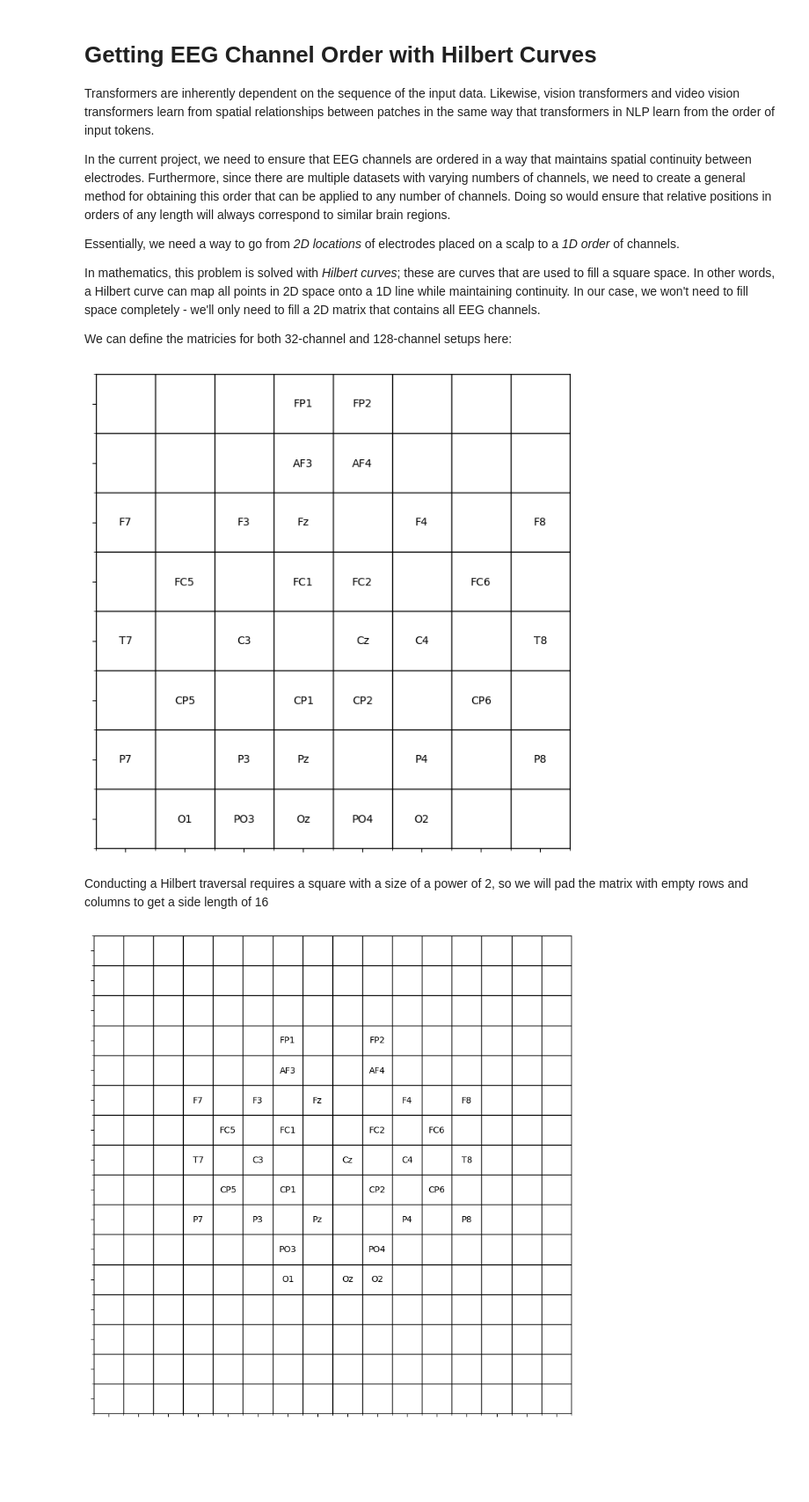
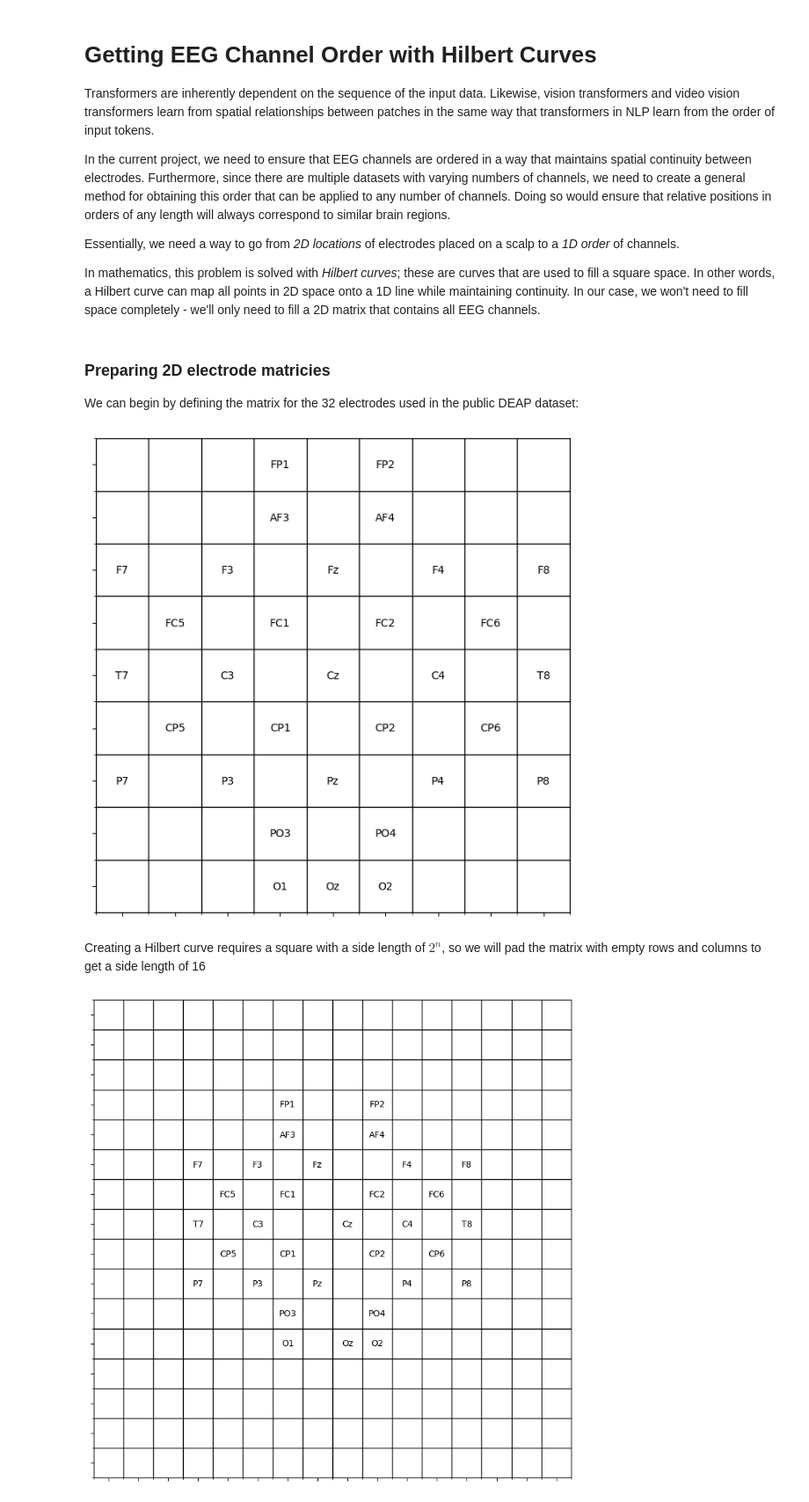
Before and after one commit to agustin-lorenzo/emotion-recognition-thesis, a Jupyter notebook: hilbert_curve.ipynb, the cells around one changed output. Shown at 88% size. Cells and saved outputs as stored; diff of their text form; code cells hidden in the pictures; blank space fills up the shorter version.

Commit message:
Updated Hilbert curve script

```diff
--- a/hilbert_curve.ipynb
+++ b/hilbert_curve.ipynb
@@ -8,57 +8,60 @@ In the current project, we need to ensure that EEG channels are ordered in a way
 Essentially, we need a way to go from *2D locations* of electrodes placed on a scalp to a *1D order* of channels.
 
 In mathematics, this problem is solved with *Hilbert curves*; these are curves that are used to fill a square space. In other words, a Hilbert curve can map all points in 2D space onto a 1D line while maintaining continuity. In our case, we won't need to fill space completely - we'll only need to fill a 2D matrix that contains all EEG channels.
-
-We can define the matricies for both 32-channel and 128-channel setups here:
+# %% [markdown]
+### Preparing 2D electrode matricies
+
+We can begin by defining the matrix for the 32 electrodes used in the public DEAP dataset:
 # %%
 import matplotlib.pyplot as plt
 import numpy as np
 
 deap_electrode_matrix = [ # 9 x 9 square matrix
-    ['', '', '', 'FP1', 'FP2', '', '', ''],
-    ['', '', '', 'AF3', 'AF4', '', '', ''],
-    ['F7', '', 'F3', 'Fz', '', 'F4', '', 'F8'],
-    ['', 'FC5', '', 'FC1', 'FC2', '', 'FC6', ''],
-    ['T7', '', 'C3', '', 'Cz', 'C4', '', 'T8'],
-    ['', 'CP5', '', 'CP1', 'CP2', '', 'CP6', ''],
-    ['P7', '', 'P3', 'Pz', '', 'P4', '', 'P8'],
-    ['', 'O1', 'PO3', 'Oz', 'PO4', 'O2', '', '']
+    ['', '', '', 'FP1', '', 'FP2', '', '', ''],
+    ['', '', '', 'AF3', '', 'AF4', '', '', ''],
+    ['F7', '', 'F3', '', 'Fz', '', 'F4', '', 'F8'],
+    ['', 'FC5', '', 'FC1', '', 'FC2', '', 'FC6', ''],
+    ['T7', '', 'C3', '', 'Cz', '', 'C4', '', 'T8'],
+    ['', 'CP5', '', 'CP1', '', 'CP2', '', 'CP6', ''],
+    ['P7', '', 'P3', '', 'Pz', '', 'P4', '', 'P8'],
+    ['', '', '', 'PO3', '', 'PO4', '', '', ''],
+    ['', '', '', 'O1', 'Oz', 'O2', '', '', '']
 ]
 
 def plot_matrix(electrode_matrix, size=8):
     plt.close()
     matrix = np.array(electrode_matrix)
 
     fig, ax = plt.subplots(figsize=(size, size))
 
     # Plot text only
     for (i, j), label in np.ndenumerate(matrix):
         ax.text(j, i, label, ha='center', va='center', color='black', fontsize=10)
 
     # Setup the grid
     ax.set_xticks(np.arange(matrix.shape[1]))
     ax.set_yticks(np.arange(matrix.shape[0]))
     ax.set_xticklabels([])
     ax.set_yticklabels([])
 
     # Add grid lines (cell borders)
     ax.set_xticks(np.arange(-.5, matrix.shape[1], 1), minor=True)
     ax.set_yticks(np.arange(-.5, matrix.shape[0], 1), minor=True)
     ax.grid(which='minor', color='black', linestyle='-', linewidth=1)
 
     # Turn off major grid
     ax.grid(False)
 
     # Set square aspect ratio
     ax.set_aspect('equal')
     ax.invert_yaxis()
     plt.show()
 
 plot_matrix(deap_electrode_matrix)
 # %% [output]
-[figure, old version]
+[figure, new version]
 # %% [markdown]
-Conducting a Hilbert traversal requires a square with a size of a power of 2, so we will pad the matrix with empty rows and columns to get a side length of 16
+Creating a Hilbert curve requires a square with a side length of $2^n$, so we will pad the matrix with empty rows and columns to get a side length of 16
 # %%
 deap_electrode_matrix = [ # 9 x 9 square matrix
     ['', '', '', '', '', '', '', '', '', '', '', '', '', '', '', ''],
```
Also changed, not shown: parts of 5 cells of this notebook.
